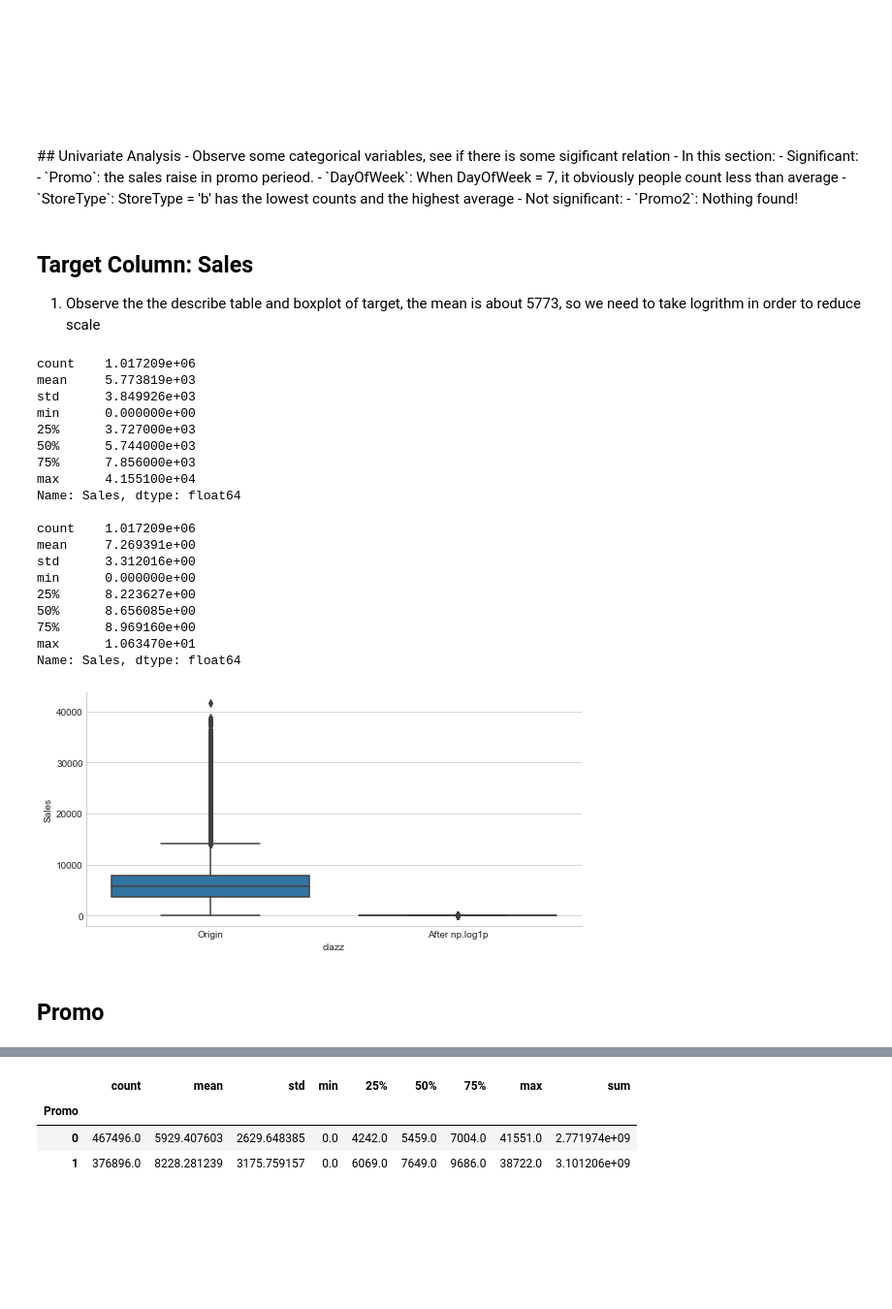
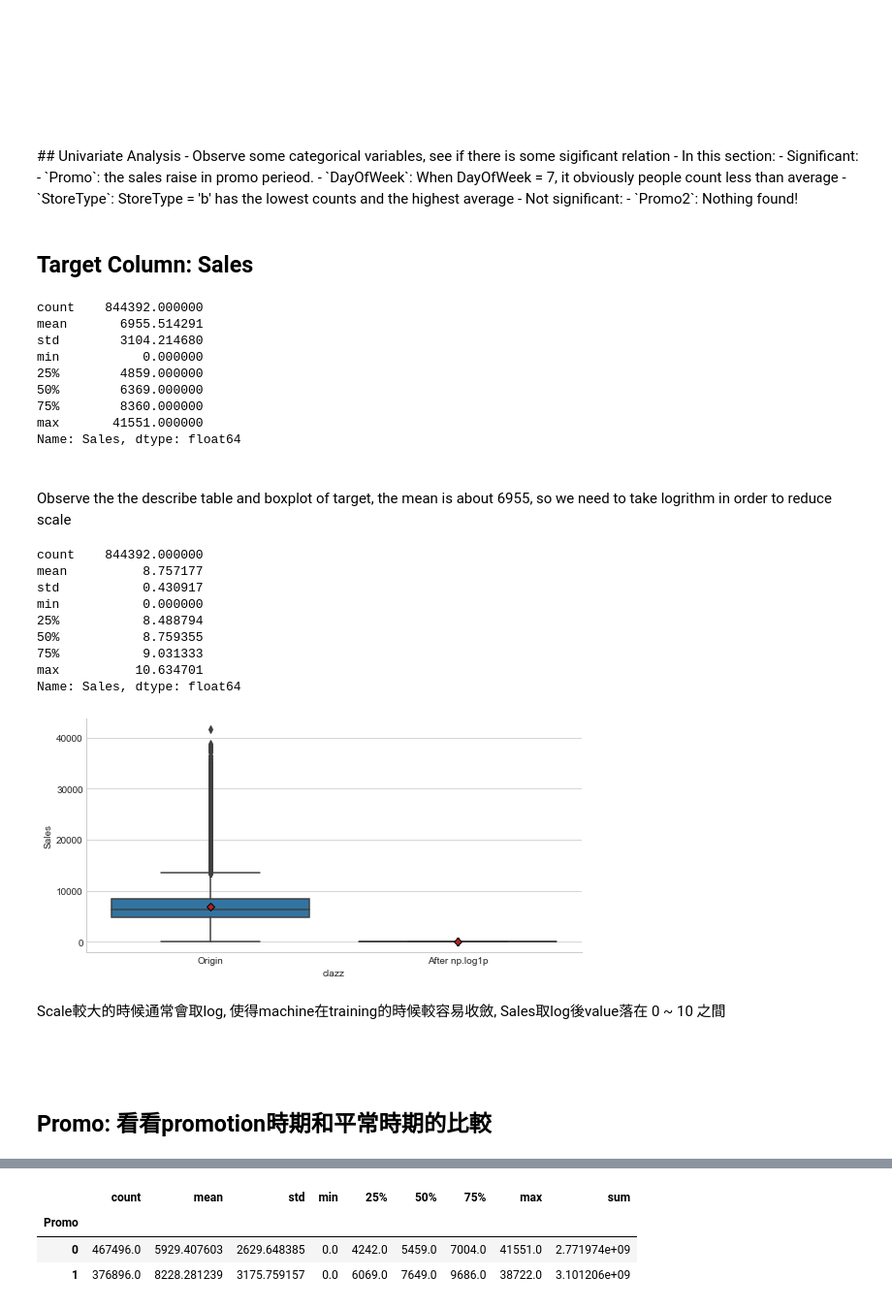
Before and after one commit to CloudMile/ml-specialized, a Jupyter notebook: rossmann/rossman.ipynb, the cells around one changed output, grey strips where cells are left out. Shown at 97% size. Cells and saved outputs as stored; diff of their text form; code cells hidden in the pictures; blank space fills up the shorter version.

```diff
--- a/rossmann/rossman.ipynb
+++ b/rossmann/rossman.ipynb
@@ -59,9 +59,11 @@ init logger instance ...
 # %% [markdown]
 ## Preview
 # %%
-tr = pd.read_csv('./data/train.csv')
-store = pd.read_csv('./data/store.csv')
-store_states = pd.read_csv('./data/store_states.csv')
+dtypes = dict(zip(metadata.RAW_HEADER, metadata.RAW_DTYPES))
+
+tr = pd.read_csv('./data/train.csv', dtype=dtypes)
+store = pd.read_csv('./data/store.csv', dtype=dtypes)
+store_states = pd.read_csv('./data/store_states.csv', dtype=dtypes)
 # %%
 tr.head()
 # %% [output]
@@ -190,40 +225,50 @@ plt.show()
         - `StoreType`: StoreType = 'b' has the lowest counts and the highest average
     - Not significant:
         - `Promo2`: Nothing found!
+# %% [markdown]
+## Target Column: Sales
+# %%
+# Some misc drawing setting
+meanprops = dict(marker='D', markeredgecolor='black', markerfacecolor='firebrick')
+# %%
+df = pd.DataFrame({'Sales': tr_merge.Sales.tolist() + np.log1p(tr_merge.Sales).tolist(),
+                   'clazz': ['Origin'] * len(tr_merge) + ['After np.log1p'] * len(tr_merge)})
+print(df.query("clazz == 'Origin'").Sales.describe())
+# %% [output]
+count    844392.000000
+mean       6955.514291
+std        3104.214680
+min           0.000000
+25%        4859.000000
+50%        6369.000000
+75%        8360.000000
+max       41551.000000
+Name: Sales, dtype: float64
 # %% [markdown]
-## Target Column: Sales
-1. Observe the the describe table and boxplot of target, the mean is about 5773, so we need to take logrithm in order to reduce scale
+<br/>
+Observe the the describe table and boxplot of target, the mean is about 6955, so we need to take logrithm in order to reduce scale
 # %%
-df = pd.DataFrame({'Sales': tr_merge.Sales.tolist() + np.log1p(tr_merge.Sales).tolist(),
-                   'clazz': ['Origin'] * len(tr_merge) + ['After np.log1p'] * len(tr_merge)})
-print(df.query("clazz == 'Origin'").Sales.describe())
-print()
 print(df.query("clazz == 'After np.log1p'").Sales.describe())
-sns.factorplot(x='clazz', y='Sales', data=df, kind="box", size=4, aspect=2, sharey=False)
+sns.catplot(x='clazz', y='Sales', data=df, kind="box", height=4, aspect=2, sharey=False, showmeans=True, meanprops=meanprops)
 plt.show()
 # %% [output]
-count    1.017209e+06
-mean     5.773819e+03
-std      3.849926e+03
-min      0.000000e+00
-25%      3.727000e+03
-50%      5.744000e+03
-75%      7.856000e+03
-max      4.155100e+04
+count    844392.000000
+mean          8.757177
+std           0.430917
+min           0.000000
+25%           8.488794
+50%           8.759355
+75%           9.031333
+max          10.634701
 Name: Sales, dtype: float64
-
-count    1.017209e+06
-mean     7.269391e+00
-std      3.312016e+00
-min      0.000000e+00
-25%      8.223627e+00
-50%      8.656085e+00
-75%      8.969160e+00
-max      1.063470e+01
-Name: Sales, dtype: float64
-[figure, old version]
+[figure, new version]
+# %% [markdown]
+Scale較大的時候通常會取log, 使得machine在training的時候較容易收斂, Sales取log後value落在 0 ~ 10 之間
+<br/>
+<br/>
+<br/>
 # %% [markdown]
-## Promo
+## Promo: 看看promotion時期和平常時期的比較
 # %%
 # plt.figure(figsize=(12, 6))
 print(tr_merge.groupby('Promo').Sales.sum())
```
Also changed, not shown: parts of 26 cells of this notebook, 9 other files.
